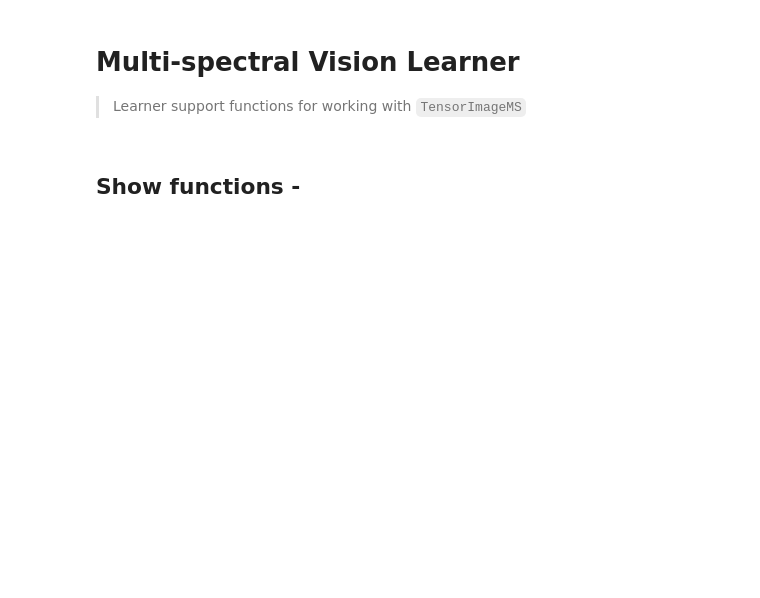
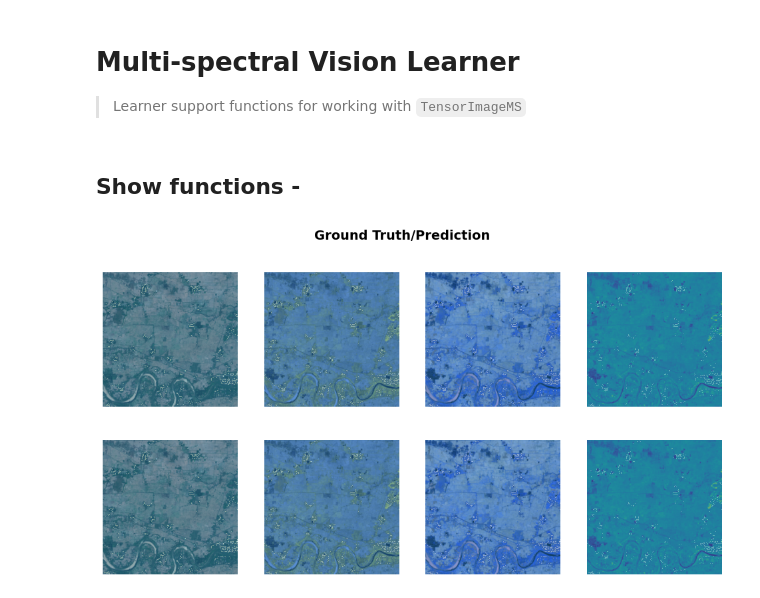
Before and after one commit to restlessronin/fastgs, a Jupyter notebook: nbs/21a_vision.learner.ipynb, the cells around one changed output. Drawn from its saved outputs; the diff is of its cells as text; code cells hidden in the pictures; blank space fills up the shorter version.

```diff
--- a/nbs/21a_vision.learner.ipynb
+++ b/nbs/21a_vision.learner.ipynb
@@ -28,0 +19,40 @@ def _show_one_result(img: TensorImageMS, msk: TensorMask, out, row, mskovl, **kw
+# %%
+#| export
+def _get_sample_ctxs(nimgs: int, nsamples: int, mskovl: bool, figsize=None):
+    nrows = 2 * nsamples if mskovl else nsamples
+    ncols = nimgs if mskovl else nimgs + 2
+
+    ctxs = get_grid(nrows * ncols, nrows, ncols, figsize=figsize, title='Ground Truth/Prediction')
+    chksize = 2 * nimgs if mskovl else nimgs + 2
+    return [ctxs[pos : pos + chksize] for pos in range(0, len(ctxs), chksize)]
+# %%
+#| export
+def _show_one_result(img: TensorImageMS, msk: TensorMask, out: TensorMask, row, mskovl: bool, **kwargs):
+    if mskovl:
+        rowl: int = len(row) // 2
+        return [msk.show(ctx=c, **kwargs) for c in img.show(ctxs=row[:rowl],**kwargs)] + [out.show(ctx=c,**kwargs) for c in img.show(ctxs=row[rowl:],**kwargs)]
+    else:
+        nimgs: int = img.num_images()
+        return img.show(ctxs=row[:nimgs],**kwargs) + [msk.show(ctx=row[nimgs],**kwargs)] + [out.show(ctx=row[nimgs+1],**kwargs)]
+# %%
+from fastgs.geospatial.sentinel import *
+from fastgs.vision.testio import *
+
+elvn_bands = Sentinel2(
+    ["B02","B03","B04","B05","B06","B07","B08","B8A","B11","B12","AOT"],
+    [Sentinel2.natural_color, ["B07","B06","B05"],["B12","B11","B8A"],["B08"]],
+    get_channel_filenames,
+    read_multichan_files,
+    read_mask_file
+)
+
+elvn_imgs = elvn_bands.load_tensor(66)
+elvn_mask = elvn_bands.load_mask(66)
+
+def _show_one(mskovl):
+    rowcx = _get_sample_ctxs(elvn_imgs.num_images(), 1, mskovl)
+    _show_one_result(elvn_imgs, elvn_mask, elvn_mask, rowcx[0], mskovl)
+# %%
+_show_one(True)
+# %% [output]
+[figure, added]
```
Also changed, not shown: parts of 3 cells of this notebook, 15 other files.
